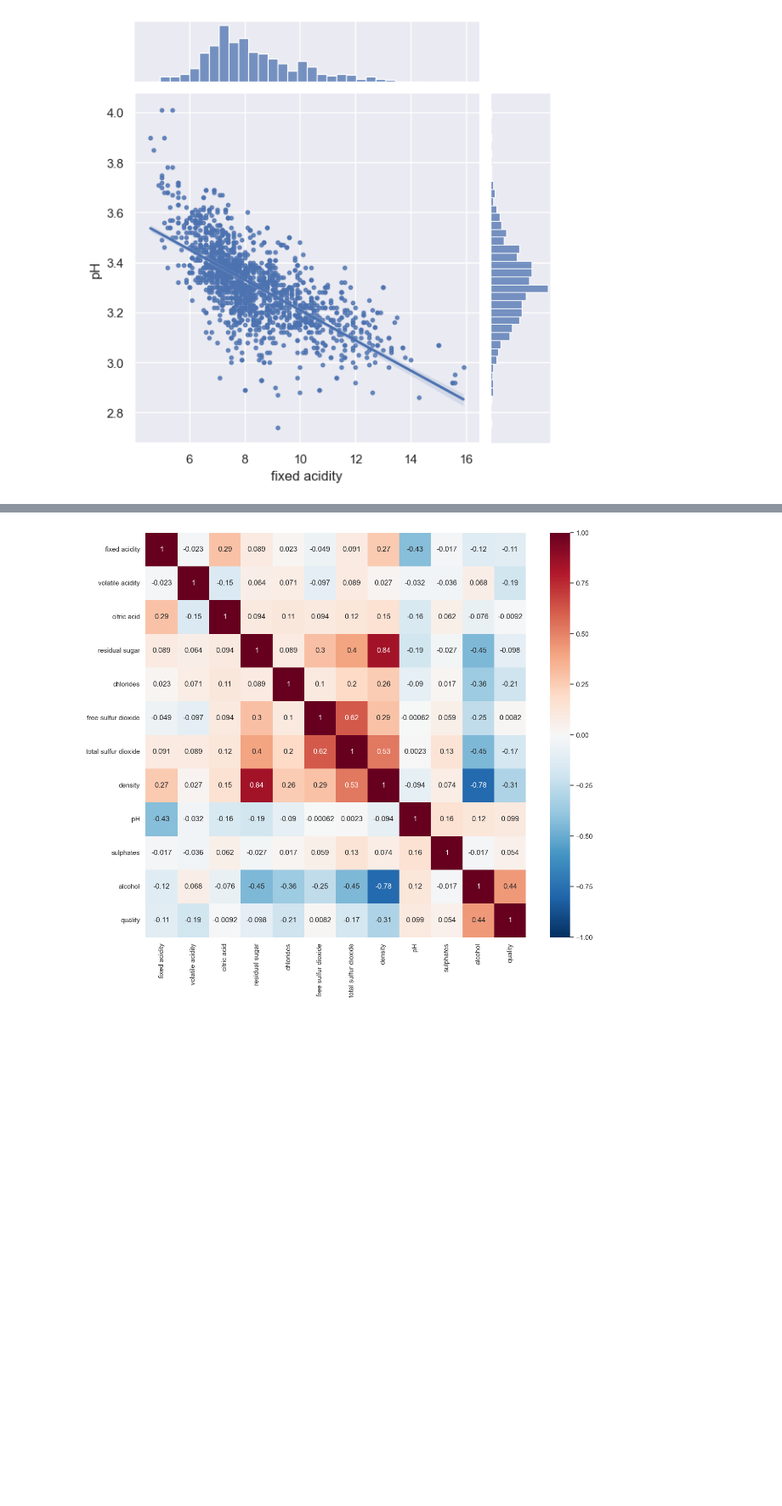
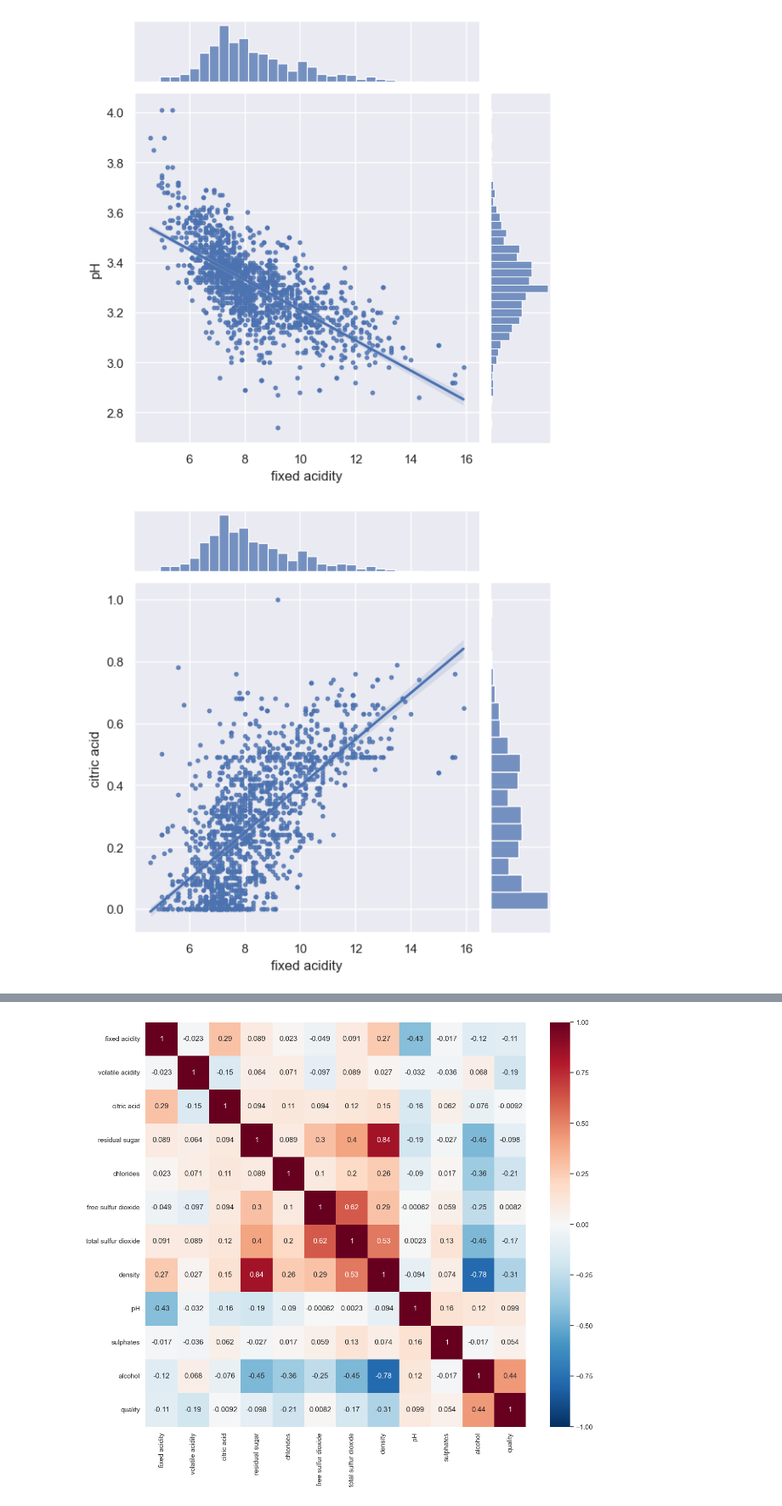
Before and after one commit to kazgar/wine_quality, a Jupyter notebook: src/wine_quality/data_visualization.ipynb, the cells around one changed output, grey strips where cells are left out. Shown at 85% size. Drawn from its saved outputs; the diff is of its cells as text; code cells hidden in the pictures; blank space fills up the shorter version.

```diff
--- a/src/wine_quality/data_visualization.ipynb
+++ b/src/wine_quality/data_visualization.ipynb
@@ -340,3 +340,7 @@ def make_scatter_hist(
 make_scatter_hist(df=red_wine_df[['fixed acidity', 'pH']], x='fixed acidity', y='pH', filename=PROJECT_ROOT / 'figures' / 'red' / 'fixedAcidity_pH')
 # %% [output]
 [figure]
+# %%
+make_scatter_hist(df=red_wine_df[['fixed acidity', 'citric acid']], x='fixed acidity', y='citric acid', filename=PROJECT_ROOT / 'figures' / 'red' / 'fixedAcidity_citricAcid')
+# %% [output]
+[figure, added]
```
Also changed, not shown: parts of 6 cells of this notebook.
